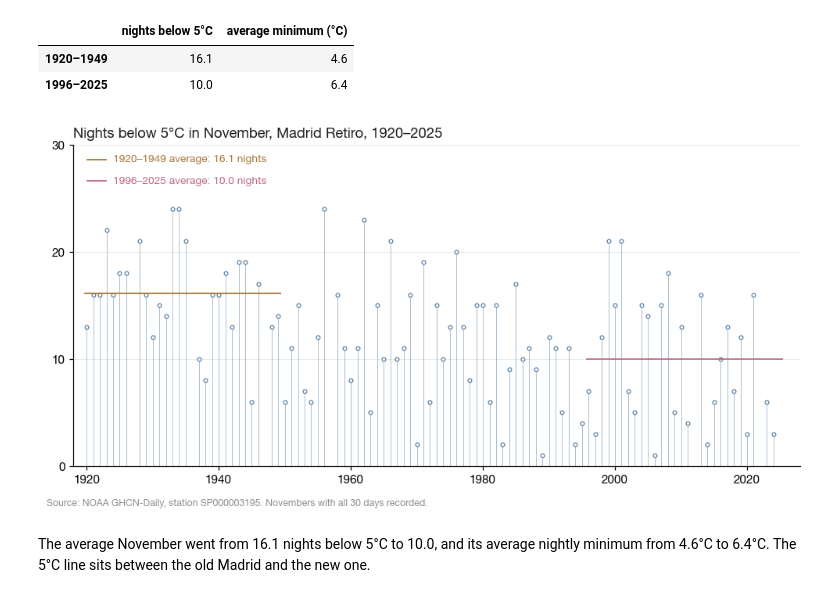
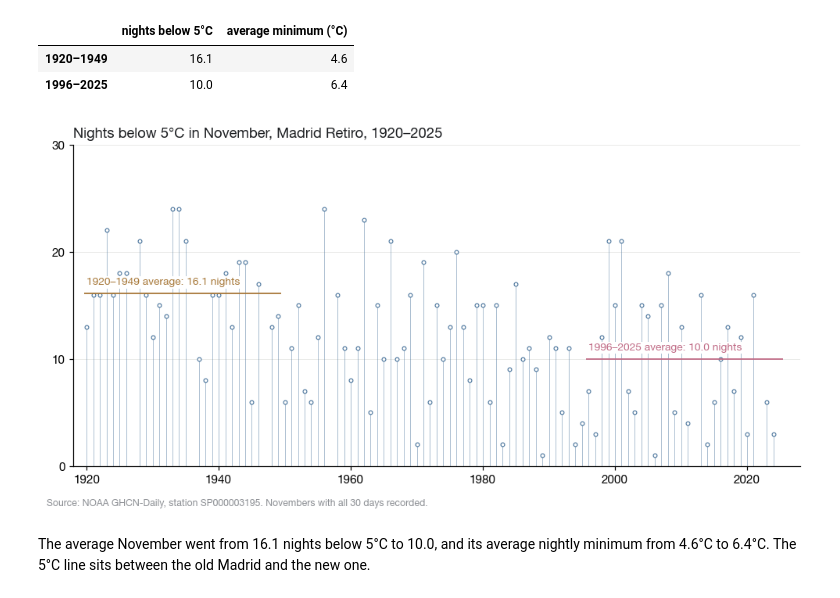
Before and after one commit to acorvin/madrid-autumn-cold-onset, a Jupyter notebook: notebooks/analysis.ipynb, the cells around one changed output. Cells and saved outputs as stored; diff of their text form; code cells hidden in the pictures.

Commit message:
Put the average labels back beside their lines

```diff
--- a/notebooks/analysis.ipynb
+++ b/notebooks/analysis.ipynb
@@ -152,11 +152,11 @@ fig, ax = plt.subplots(figsize=(9, 5))
 base = min(55, valid["day"].min() - 4)   # stems rise from September 25, below the earliest date (September 29, 1927)
 ax.vlines(valid["autumn"], base, valid["day"], color=COLORS["station"], linewidth=0.5, alpha=0.55)
 ax.scatter(valid["autumn"], valid["day"], s=10, facecolor="white", edgecolor=COLORS["station"], linewidth=0.7, zorder=3)
-for (lo, hi), c, ky in [(EARLY, COLORS["early"], 119), (RECENT, COLORS["recent"], 114.5)]:   # key in the empty top-left corner
+for (lo, hi), c in [(EARLY, COLORS["early"]), (RECENT, COLORS["recent"])]:
     m = between(valid, lo, hi)["day"].mean()
     ax.hlines(m, lo - 0.4, hi + 0.4, color=c, linewidth=1.2, zorder=4)
-    ax.plot([FIRST, FIRST + 3], [ky, ky], color=c, linewidth=1.2, solid_capstyle="butt")
-    ax.text(FIRST + 4, ky, f"{lo}–{hi} average: {as_date(m)}", color=c, fontsize=9, va="center")
+    ax.text(lo, m + 1.0, f"{lo}–{hi} average: {as_date(m)}", color=c, fontsize=9, va="bottom", zorder=5,
+            bbox=dict(facecolor="white", edgecolor="none", pad=1.2))
 ticks = [61, 76, 92, 107, 122]
 ax.set_yticks(ticks, [as_date(t) for t in ticks])
 ax.set_ylim(base, max(ticks[-1], valid["day"].max() + 3))
@@ -243,23 +243,23 @@ Novembers with all 30 days: 99
 # %%
 fig, ax = plt.subplots(figsize=(9, 4.6))
 ax.vlines(full["year"], 0, full["cold_nights"], color=COLORS["station"], linewidth=0.5, alpha=0.55)
 ax.scatter(full["year"], full["cold_nights"], s=10, facecolor="white", edgecolor=COLORS["station"], linewidth=0.7, zorder=3, clip_on=False)
-for (lo, hi), c, ky in [(EARLY, COLORS["early"], 28.6), (RECENT, COLORS["recent"], 26.6)]:   # key in the empty top-left corner
+for (lo, hi), c in [(EARLY, COLORS["early"]), (RECENT, COLORS["recent"])]:
     m = between(full, lo, hi, key="year")["cold_nights"].mean()
     ax.hlines(m, lo - 0.4, hi + 0.4, color=c, linewidth=1.2, zorder=4)
-    ax.plot([FIRST, FIRST + 3], [ky, ky], color=c, linewidth=1.2, solid_capstyle="butt")
-    ax.text(FIRST + 4, ky, f"{lo}–{hi} average: {m:.1f} nights", color=c, fontsize=9, va="center")
+    ax.text(lo, m + 0.6, f"{lo}–{hi} average: {m:.1f} nights", color=c, fontsize=9, va="bottom", zorder=5,
+            bbox=dict(facecolor="white", edgecolor="none", pad=1.2))
 ax.set_xlim(FIRST - 2, LAST + 3)
 ax.set_ylim(0, 30)
 ax.set_yticks([0, 10, 20, 30])
 ax.grid(axis="y", color=COLORS["rule"], linewidth=0.5)
 ax.set_title("Nights below 5°C in November, Madrid Retiro, 1920–2025", loc="left", color=COLORS["ink"])
 fig.text(0.01, 0.01, "Source: NOAA GHCN-Daily, station SP000003195. Novembers with all 30 days recorded.", fontsize=8, color=COLORS["soft"])
 fig.tight_layout(rect=(0, 0.03, 1, 1))
 fig.savefig(CHARTS / "2-november-cold-nights.png", dpi=200, facecolor="white")
 plt.show()
 # %% [output]
-[figure, old version]
+[figure, new version]
 # %% [markdown]
 The average November went from 16.1 nights below 5°C to 10.0, and its average nightly minimum from 4.6°C to 6.4°C. The 5°C line sits between the old Madrid and the new one.
 # %% [markdown]
```
Also changed, not shown: parts of 1 cell of this notebook, 2 other files.
